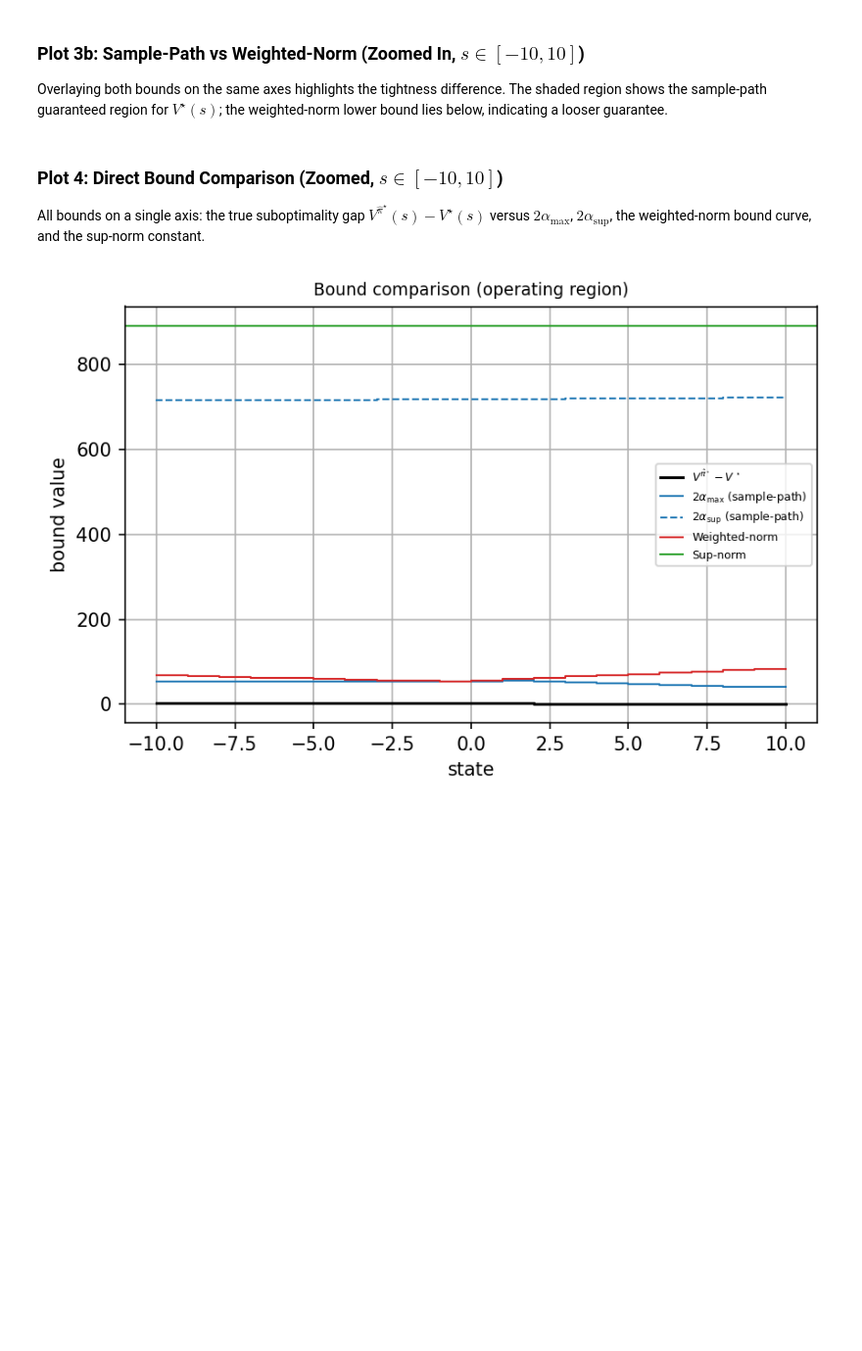
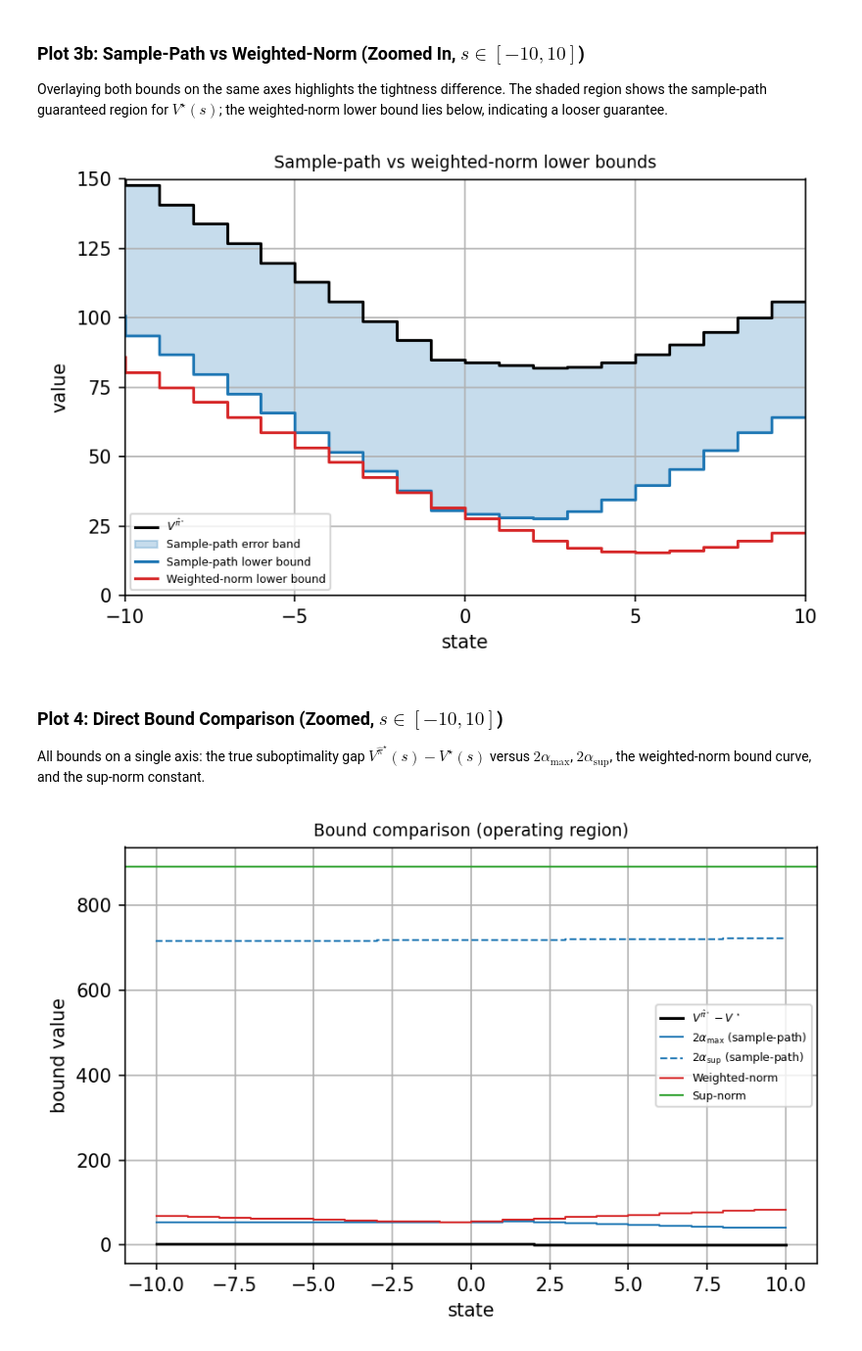
Before and after one commit to BerkBzkrt/Weighted_Approximation, a Jupyter notebook: notebooks/Sample_Path_Bounds.ipynb, the cells around one changed output. Shown at 98% size. Saved outputs shown, nothing was run; the diff lists cells and outputs as text; code cells hidden in the pictures; blank space fills up the shorter version.

```diff
--- a/notebooks/Sample_Path_Bounds.ipynb
+++ b/notebooks/Sample_Path_Bounds.ipynb
@@ -328,35 +328,37 @@ fig, ax = plt.subplots(figsize=(6, 4), dpi=150)
 
 sp_lower = V_pi_hat_star[lo:hi] - 2 * alpha_max[lo:hi]
 wn_lower = V_pi_hat_star[lo:hi] - weighted_bound_curve[lo:hi]
 
 # V^{pi_hat_star} on top
-ax.step(states[lo:hi], V_pi_hat_star[lo:hi], linewidth=1.5, color='green',
+ax.step(states[lo:hi], V_pi_hat_star[lo:hi], linewidth=1.5, color='black',
         label=r'$V^{\hat\pi^\star}$')
 
 # Shaded region: sample-path error band
 ax.fill_between(states[lo:hi], V_pi_hat_star[lo:hi], sp_lower,
                 alpha=0.25, color='#1f77b4', step='pre',
                 label='Sample-path error band')
 
 # Sample-path lower bound
 ax.step(states[lo:hi], sp_lower, linewidth=1.5, color='#1f77b4',
         label='Sample-path lower bound')
 
 # Weighted-norm lower bound
 ax.step(states[lo:hi], wn_lower, linewidth=1.5, color='#d62728',
         label='Weighted-norm lower bound')
 
 ax.set_xlabel('state')
 ax.set_ylabel('value')
-ax.set_title('Sample-path vs weighted-norm lower bounds (operating region)', fontsize=9)
+ax.set_title('Sample-path vs weighted-norm lower bounds', fontsize=9)
 ax.legend(loc='lower left', fontsize=6)
 ax.set_xticks(np.arange(-10, 11, 5))
 ax.set_xlim(-10, 10)
 ax.set_ylim(0, 150)
 ax.set_yticks(np.arange(0, 151, 25))
 ax.grid(True)
 plt.tight_layout()
 plt.show()
+# %% [output]
+[figure, added]
 # %% [markdown]
 ### Plot 4: Direct Bound Comparison (Zoomed, $s \in [-10, 10]$)
 
```
Also changed, not shown: parts of 1 cell of this notebook.
